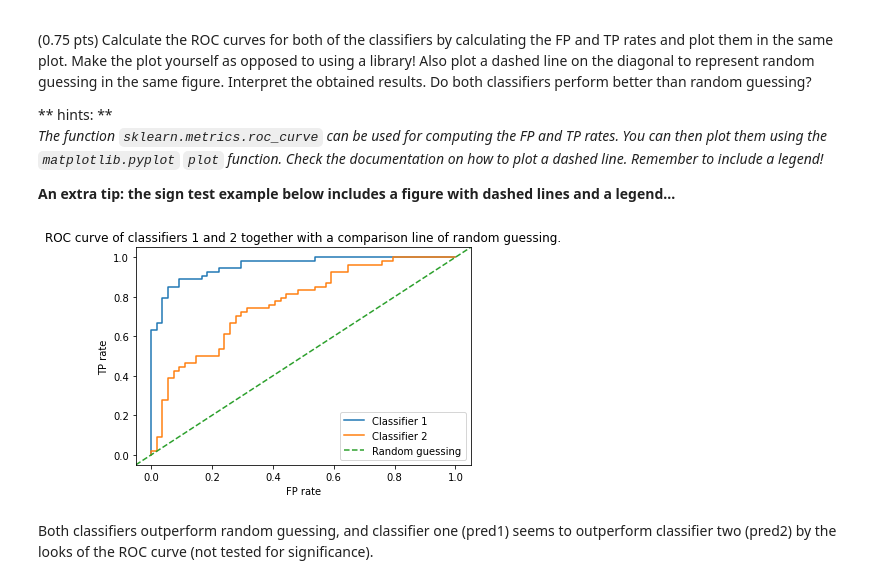
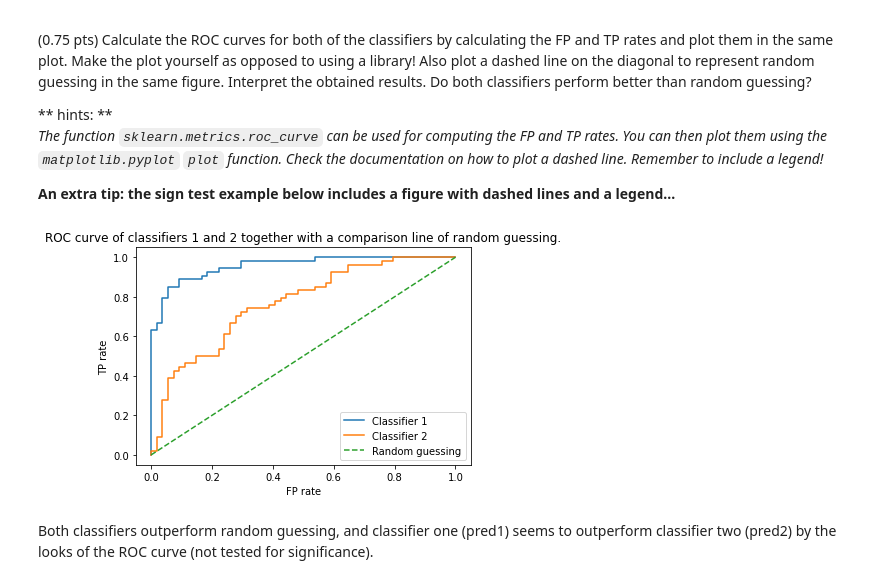
Before and after one commit to marisgg/data-mining, a Jupyter notebook: deliverables/3/MarisGalesloot_s4634098_KamielKunst_s1037679.ipynb, the cells around one changed output. Cells and saved outputs as stored; diff of their text form; code cells hidden in the pictures.

```diff
--- a/deliverables/3/MarisGalesloot_s4634098_KamielKunst_s1037679.ipynb
+++ b/deliverables/3/MarisGalesloot_s4634098_KamielKunst_s1037679.ipynb
@@ -363,18 +360,18 @@ pred2 = excel.pred2.to_numpy()
 # %%
 # YOUR CODE HERE
 fpr1, tpr1, _ = metrics.roc_curve(true_class, pred1)
 fpr2, tpr2, _ = metrics.roc_curve(true_class, pred2)
 fig, ax = plt.subplots()
 ax.plot(fpr1, tpr1, label="Classifier 1")
 ax.plot(fpr2, tpr2, label="Classifier 2")
-ax.plot([0, 1], [0, 1], transform=ax.transAxes, linestyle='--', label="Random guessing")
+ax.plot([0, 1], [0, 1], linestyle='--', label="Random guessing")
 plt.ylabel('TP rate')
 plt.xlabel('FP rate')
 plt.title('ROC curve of classifiers 1 and 2 together with a comparison line of random guessing.')
 plt.legend()
 plt.show()
 # %% [output]
-[figure, old version]
+[figure, new version]
 # %% [markdown]
 Both classifiers outperform random guessing, and classifier one (pred1) seems to outperform classifier two (pred2) by the looks of the ROC curve (not tested for significance).
 # %% [markdown]
```
Also changed, not shown: parts of 14 cells of this notebook, 1 other file.
